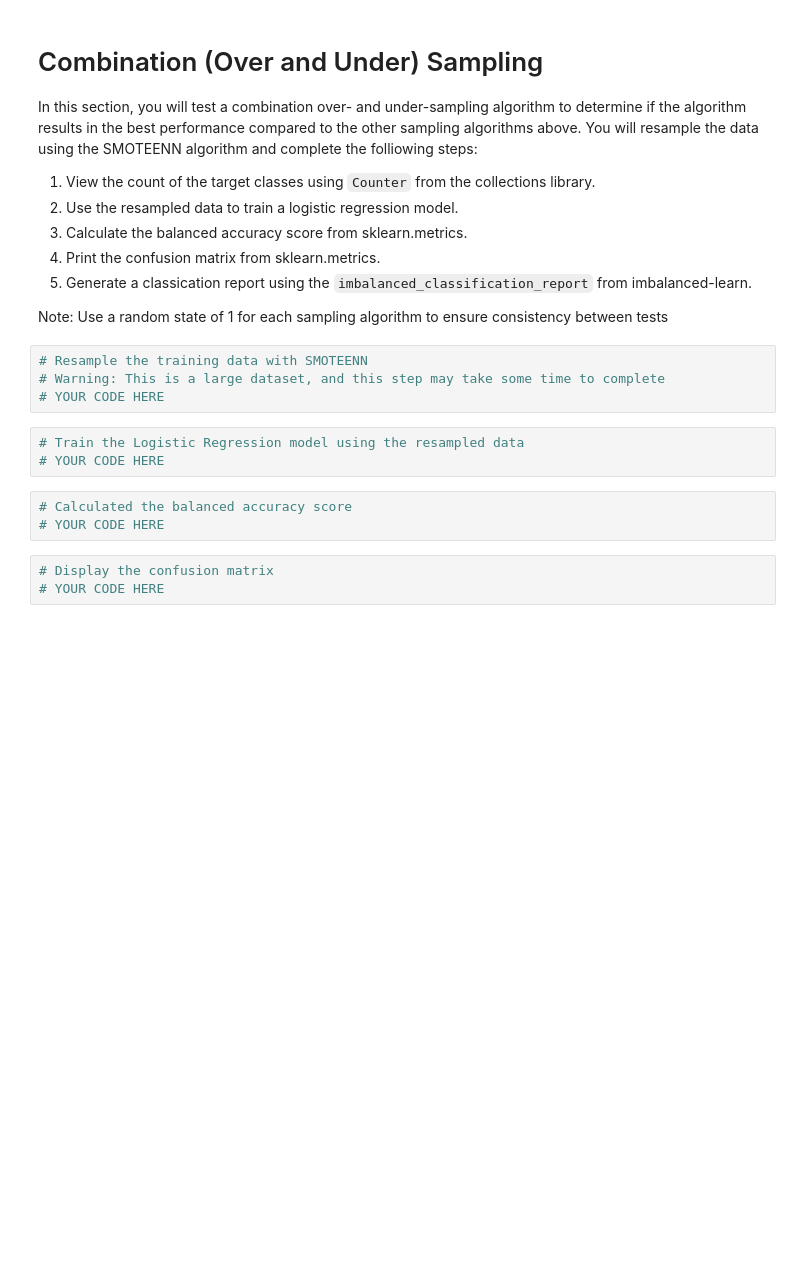
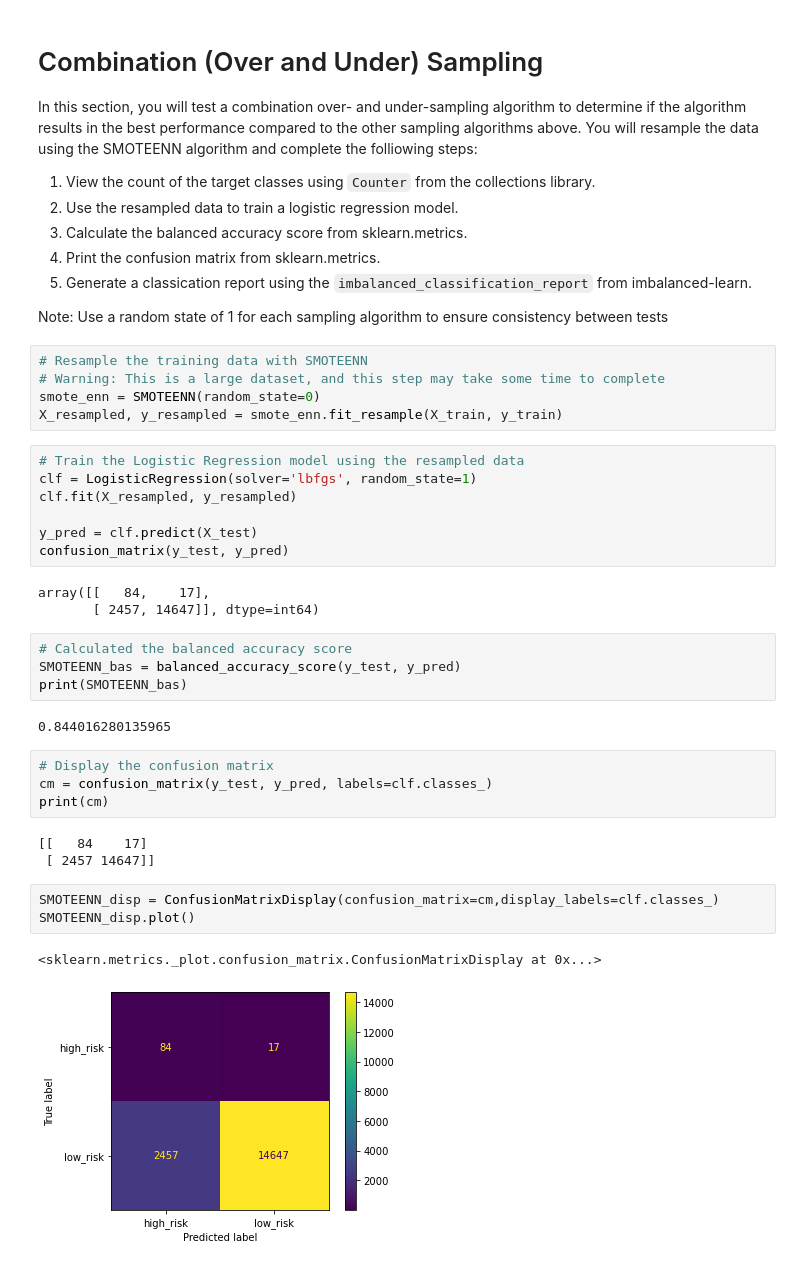
Before and after one commit to kaalrok/Credit_Risk_Analysis, a Jupyter notebook: credit_risk_resampling.ipynb, the cells around one changed output. Cells and saved outputs as stored; diff of their text form; blank space fills up the shorter version.

```diff
--- a/credit_risk_resampling.ipynb
+++ b/credit_risk_resampling.ipynb
@@ -713,15 +786,36 @@ Note: Use a random state of 1 for each sampling algorithm to ensure consistency
 # %%
 # Resample the training data with SMOTEENN
 # Warning: This is a large dataset, and this step may take some time to complete
-# YOUR CODE HERE
+smote_enn = SMOTEENN(random_state=0)
+X_resampled, y_resampled = smote_enn.fit_resample(X_train, y_train)
 # %%
 # Train the Logistic Regression model using the resampled data
-# YOUR CODE HERE
+clf = LogisticRegression(solver='lbfgs', random_state=1)
+clf.fit(X_resampled, y_resampled)
+
+y_pred = clf.predict(X_test)
+confusion_matrix(y_test, y_pred)
+# %% [output]
+array([[   84,    17],
+       [ 2457, 14647]], dtype=int64)
 # %%
 # Calculated the balanced accuracy score
-# YOUR CODE HERE
+SMOTEENN_bas = balanced_accuracy_score(y_test, y_pred)
+print(SMOTEENN_bas)
+# %% [output]
+0.844016280135965
 # %%
 # Display the confusion matrix
-# YOUR CODE HERE
+cm = confusion_matrix(y_test, y_pred, labels=clf.classes_)
+print(cm)
+# %% [output]
+[[   84    17]
+ [ 2457 14647]]
+# %%
+SMOTEENN_disp = ConfusionMatrixDisplay(confusion_matrix=cm,display_labels=clf.classes_)
+SMOTEENN_disp.plot()
+# %% [output]
+<sklearn.metrics._plot.confusion_matrix.ConfusionMatrixDisplay at 0x...>
+[figure, added]
 # %%
 # Print the imbalanced classification report
```
Also changed, not shown: parts of 38 cells of this notebook, 2 other files.
